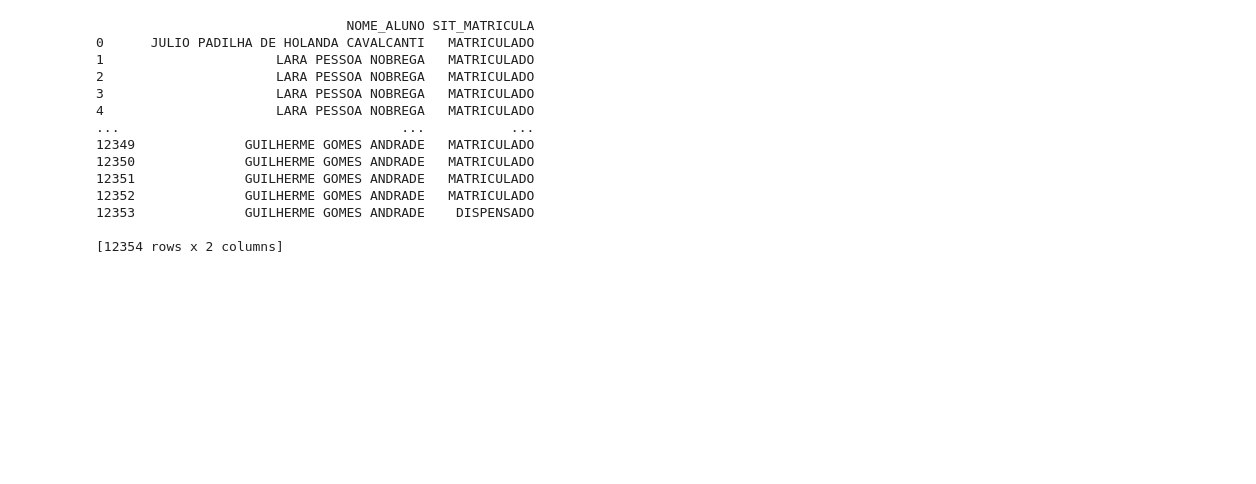
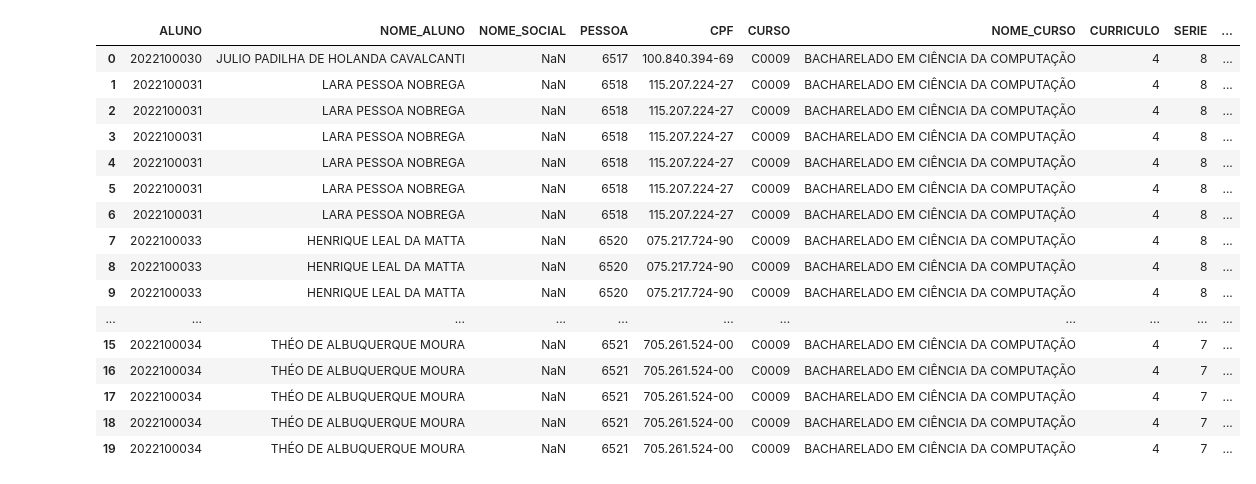
Before and after one commit to JonasLima99/PJ_AL_ATIVO_RASCUNHO, a Jupyter notebook: notebook_mentoria/documento_arquivo_local.ipynb, the cells around one changed output. Drawn from its saved outputs; the diff is of its cells as text; code cells hidden in the pictures; blank space fills up the shorter version.

```diff
--- a/notebook_mentoria/documento_arquivo_local.ipynb
+++ b/notebook_mentoria/documento_arquivo_local.ipynb
@@ -1,6 +1,5 @@
 # %%
 import pandas as pd
+import numpy as np
 
-df = pd.read_csv('ALUNOS ATIVOS.csv', encoding = 'utf-8')
-
-df.head(8)
+pd.set_option('display.max_columns', None)
@@ -17,0 +6,4 @@ df.head(8)
+# %%
+df_principal = pd.read_csv('ALUNOS ATIVOS.csv', encoding = 'utf-8')
+
+df_principal.head(8)
@@ -18,18 +60,21 @@ df.head(8)
 # %%
-situacao = df[['NOME_ALUNO', 'SIT_MATRICULA']]
-print(situacao)
+df_tratamento = df_principal[['ALUNO', 'NOME_ALUNO', 'NOME_SOCIAL', 'PESSOA', 'CPF', 'CURSO','NOME_CURSO', 'CURRICULO', 'SERIE', 'TURMA_PREF', 'DISCIPLINA' ,'NOME_DISCIPLINA', 'TURMA', 'SIT_MATRICULA']]
+df_tratamento.head(20)
 # %% [output]
-                                NOME_ALUNO SIT_MATRICULA
-0      JULIO PADILHA DE HOLANDA CAVALCANTI   MATRICULADO
-1                      LARA PESSOA NOBREGA   MATRICULADO
-2                      LARA PESSOA NOBREGA   MATRICULADO
-3                      LARA PESSOA NOBREGA   MATRICULADO
-4                      LARA PESSOA NOBREGA   MATRICULADO
-...                                    ...           ...
-12349              GUILHERME GOMES ANDRADE   MATRICULADO
-12350              GUILHERME GOMES ANDRADE   MATRICULADO
-12351              GUILHERME GOMES ANDRADE   MATRICULADO
-12352              GUILHERME GOMES ANDRADE   MATRICULADO
-12353              GUILHERME GOMES ANDRADE    DISPENSADO
-
-[12354 rows x 2 columns]
+|  | ALUNO | NOME_ALUNO | NOME_SOCIAL | PESSOA | CPF | CURSO | NOME_CURSO | CURRICULO | SERIE | ... |
+| 0 | 2022100030 | JULIO PADILHA DE HOLANDA CAVALCANTI | NaN | 6517 | 100.840.394-69 | C0009 | BACHARELADO EM CIÊNCIA DA COMPUTAÇÃO | 4 | 8 | ... |
+| 1 | 2022100031 | LARA PESSOA NOBREGA | NaN | 6518 | 115.207.224-27 | C0009 | BACHARELADO EM CIÊNCIA DA COMPUTAÇÃO | 4 | 8 | ... |
+| 2 | 2022100031 | LARA PESSOA NOBREGA | NaN | 6518 | 115.207.224-27 | C0009 | BACHARELADO EM CIÊNCIA DA COMPUTAÇÃO | 4 | 8 | ... |
+| 3 | 2022100031 | LARA PESSOA NOBREGA | NaN | 6518 | 115.207.224-27 | C0009 | BACHARELADO EM CIÊNCIA DA COMPUTAÇÃO | 4 | 8 | ... |
+| 4 | 2022100031 | LARA PESSOA NOBREGA | NaN | 6518 | 115.207.224-27 | C0009 | BACHARELADO EM CIÊNCIA DA COMPUTAÇÃO | 4 | 8 | ... |
+| 5 | 2022100031 | LARA PESSOA NOBREGA | NaN | 6518 | 115.207.224-27 | C0009 | BACHARELADO EM CIÊNCIA DA COMPUTAÇÃO | 4 | 8 | ... |
+| 6 | 2022100031 | LARA PESSOA NOBREGA | NaN | 6518 | 115.207.224-27 | C0009 | BACHARELADO EM CIÊNCIA DA COMPUTAÇÃO | 4 | 8 | ... |
+| 7 | 2022100033 | HENRIQUE LEAL DA MATTA | NaN | 6520 | 075.217.724-90 | C0009 | BACHARELADO EM CIÊNCIA DA COMPUTAÇÃO | 4 | 8 | ... |
+| 8 | 2022100033 | HENRIQUE LEAL DA MATTA | NaN | 6520 | 075.217.724-90 | C0009 | BACHARELADO EM CIÊNCIA DA COMPUTAÇÃO | 4 | 8 | ... |
+| 9 | 2022100033 | HENRIQUE LEAL DA MATTA | NaN | 6520 | 075.217.724-90 | C0009 | BACHARELADO EM CIÊNCIA DA COMPUTAÇÃO | 4 | 8 | ... |
+| ... | ... | ... | ... | ... | ... | ... | ... | ... | ... | ... |
+| 15 | 2022100034 | THÉO DE ALBUQUERQUE MOURA | NaN | 6521 | 705.261.524-00 | C0009 | BACHARELADO EM CIÊNCIA DA COMPUTAÇÃO | 4 | 7 | ... |
+| 16 | 2022100034 | THÉO DE ALBUQUERQUE MOURA | NaN | 6521 | 705.261.524-00 | C0009 | BACHARELADO EM CIÊNCIA DA COMPUTAÇÃO | 4 | 7 | ... |
+| 17 | 2022100034 | THÉO DE ALBUQUERQUE MOURA | NaN | 6521 | 705.261.524-00 | C0009 | BACHARELADO EM CIÊNCIA DA COMPUTAÇÃO | 4 | 7 | ... |
+| 18 | 2022100034 | THÉO DE ALBUQUERQUE MOURA | NaN | 6521 | 705.261.524-00 | C0009 | BACHARELADO EM CIÊNCIA DA COMPUTAÇÃO | 4 | 7 | ... |
+| 19 | 2022100034 | THÉO DE ALBUQUERQUE MOURA | NaN | 6521 | 705.261.524-00 | C0009 | BACHARELADO EM CIÊNCIA DA COMPUTAÇÃO | 4 | 7 | ... |
```
Also changed, not shown: parts of 11 cells of this notebook, 3 other files.
